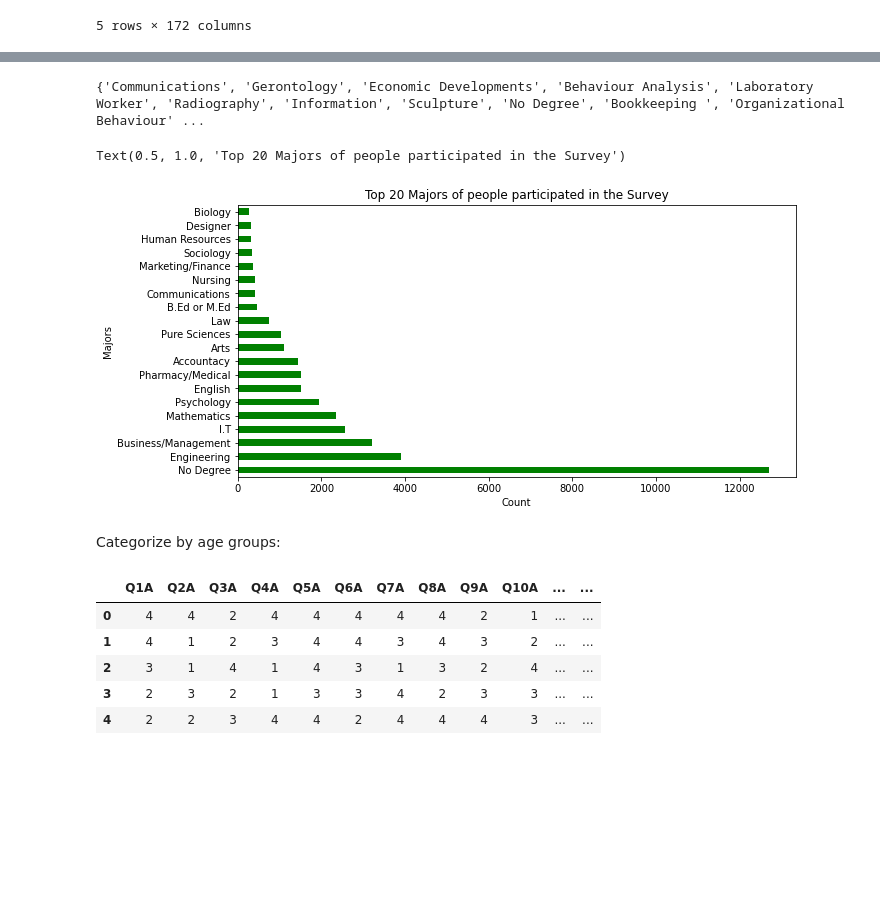
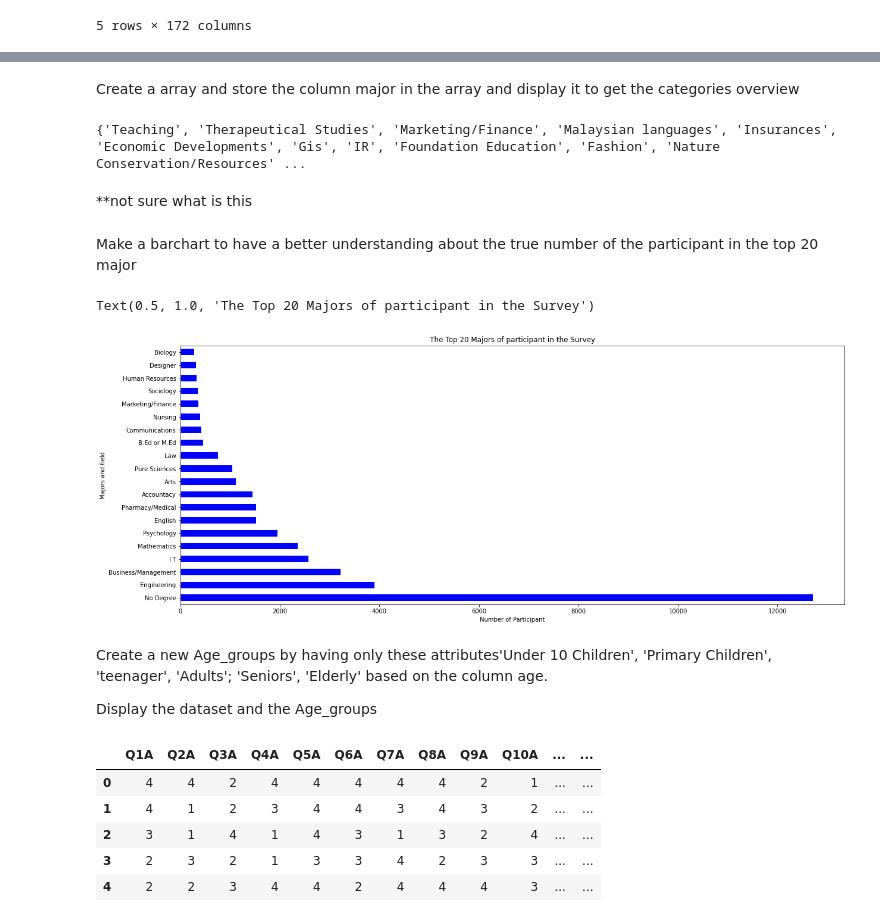
Before and after one commit to weihan444/ML-Hackathon, a Jupyter notebook: ML_Hackathon.ipynb, the cells around one changed output, grey strips where cells are left out. Saved outputs shown, nothing was run; the diff lists cells and outputs as text; code cells hidden in the pictures; blank space fills up the shorter version.

```diff
--- a/ML_Hackathon.ipynb
+++ b/ML_Hackathon.ipynb
@@ -25,9 +47,9 @@ time = [i for i in Data_0.iloc[:,0:126] if  'E' in i]
 position = [i for i in Data_0.iloc[:,0:126] if  'I' in i]
 Data_0 = Data_0.drop(position,axis=1)
 Data_0 = Data_0.drop(time,axis=1)
-Data_0 = Data_0.drop(data_1.iloc[:,43:47],axis=1)
+Data_0 = Data_0.drop(Data_0.iloc[:,43:47],axis=1)
 Data_1 = Data_0.copy()
-Data_1 = Data_1.drop(data_1.iloc[:,53:69],axis=1)
+Data_1 = Data_1.drop(Data_1.iloc[:,53:69],axis=1)
 Data_1 = Data_1.replace(to_replace=0,value=3)
 Data_1 = Data_1.rename(columns={'TIPI1':'Extraverted-enthusiastic','TIPI2':'Critical-quarrelsome',
                             'TIPI3':'Dependable-self_disciplined','TIPI4':'Anxious-easily upset',
@@ -340,24 +369,32 @@ data_1['major'] = data_1['major'].apply(condition)
+# %% [markdown]
+Create a array and store the column major in the array and display it to get the categories overview
 # %%
-lis=[]
-for x in data_1['major']:
-    lis.append(x)
-print(set(lis))
+list_show=[]
+for x in Data_1['major']:
+    list_show.append(x)
+print(set(list_show))
 # %% [output]
-{'Communications', 'Gerontology', 'Economic Developments', 'Behaviour Analysis', 'Laboratory Worker', 'Radiography', 'Information', 'Sculpture', 'No Degree', 'Bookkeeping ', 'Organizational Behaviour' ...
+{'Teaching', 'Therapeutical Studies', 'Marketing/Finance', 'Malaysian languages', 'Insurances', 'Economic Developments', 'Gis', 'IR', 'Foundation Education', 'Fashion', 'Nature Conservation/Resources' ...
+# %% [markdown]
+**not sure what is this
 # %%
-data_1=data_1.replace([np.inf, -np.inf], np.nan)
-data_1=data_1.dropna()
+Data_1=Data_1.replace([np.inf, -np.inf], np.nan)
+Data_1=Data_1.dropna()
+# %% [markdown]
+Make a barchart to have a better understanding about the true number of the participant in the top 20 major
 # %%
-plt.figure(figsize=(10,5))
-data_2['major'].value_counts()[:20].plot(kind='barh',color='green')
-plt.ylabel('Majors')
-plt.xlabel('Count')
-plt.title('Top 20 Majors of people participated in the Survey')
+plt.figure(figsize=(20,8))
+Data_1['major'].value_counts()[:20].plot(kind='barh',color='blue')
+plt.ylabel('Majors and field')
+plt.xlabel('Number of Participant')
+plt.title('The Top 20 Majors of participant in the Survey')
 # %% [output]
-Text(0.5, 1.0, 'Top 20 Majors of people participated in the Survey')
+Text(0.5, 1.0, 'The Top 20 Majors of participant in the Survey')
-[figure, old version]
+[figure, new version]
-# %% [markdown]
-Categorize by age groups:
+# %% [markdown]
+Create a new Age_groups by having only these attributes'Under 10 Children', 'Primary Children', 'teenager', 'Adults'; 'Seniors', 'Elderly' based on the column age.
+
+Display the dataset and the Age_groups
 # %%
 def condition(x):
     if x<=10:
```
Also changed, not shown: parts of 23 cells of this notebook.
